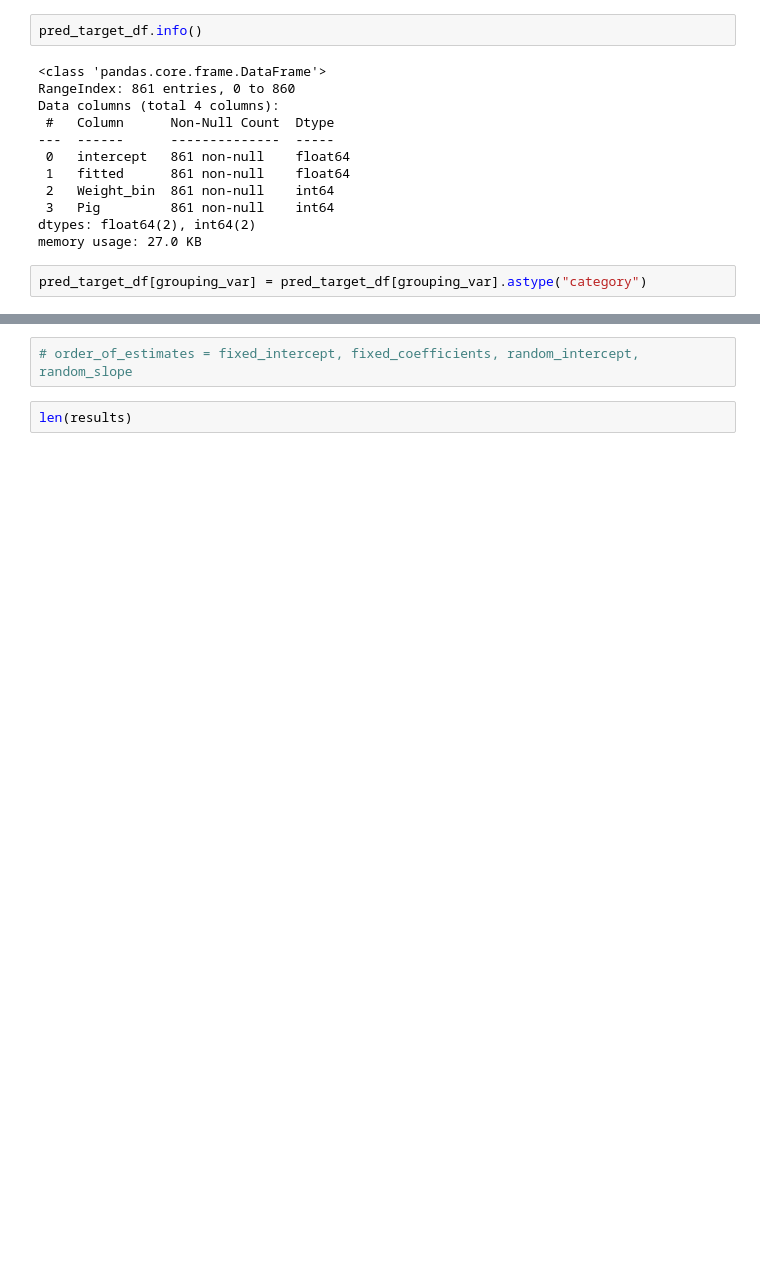
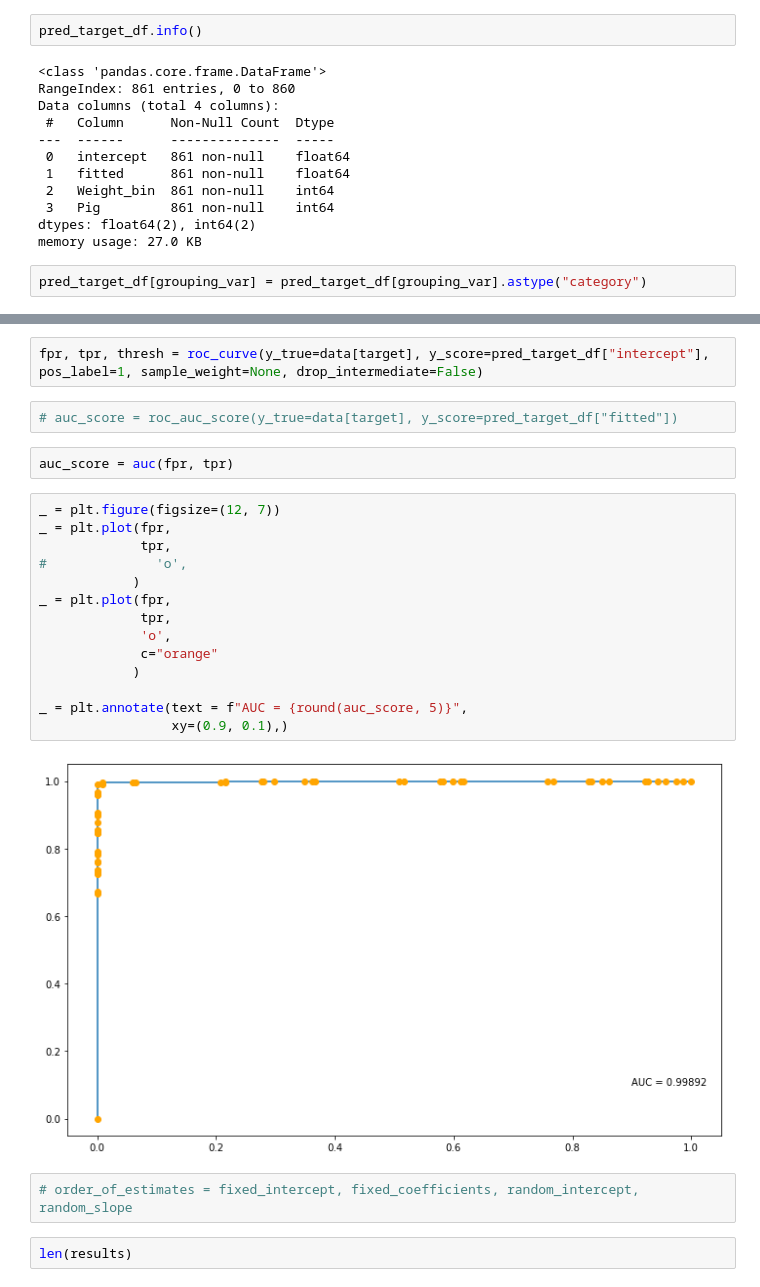
Before and after one commit to G-Licitra/hime, a Jupyter notebook: playground/LogMM_methods_random_intercept_slope.ipynb, the cells around one changed output, grey strips where cells are left out. Saved outputs shown, nothing was run; the diff lists cells and outputs as text; blank space fills up the shorter version.

```diff
--- a/playground/LogMM_methods_random_intercept_slope.ipynb
+++ b/playground/LogMM_methods_random_intercept_slope.ipynb
@@ -738,3 +896,25 @@ _ = sns.scatterplot(data=pred_target_df,
+# %%
+fpr, tpr, thresh = roc_curve(y_true=data[target], y_score=pred_target_df["intercept"], pos_label=1, sample_weight=None, drop_intermediate=False)
+# %%
+# auc_score = roc_auc_score(y_true=data[target], y_score=pred_target_df["fitted"])
+# %%
+auc_score = auc(fpr, tpr)
+# %%
+_ = plt.figure(figsize=(12, 7))
+_ = plt.plot(fpr,
+             tpr,
+#              'o',
+            )
+_ = plt.plot(fpr,
+             tpr,
+             'o',
+             c="orange"
+            )
+
+_ = plt.annotate(text = f"AUC = {round(auc_score, 5)}",
+                 xy=(0.9, 0.1),)
+# %% [output]
+[figure, added]
 # %%
 # order_of_estimates = fixed_intercept, fixed_coefficients, random_intercept, random_slope
 # %%
```
Also changed, not shown: parts of 43 cells of this notebook, 5 other files.
